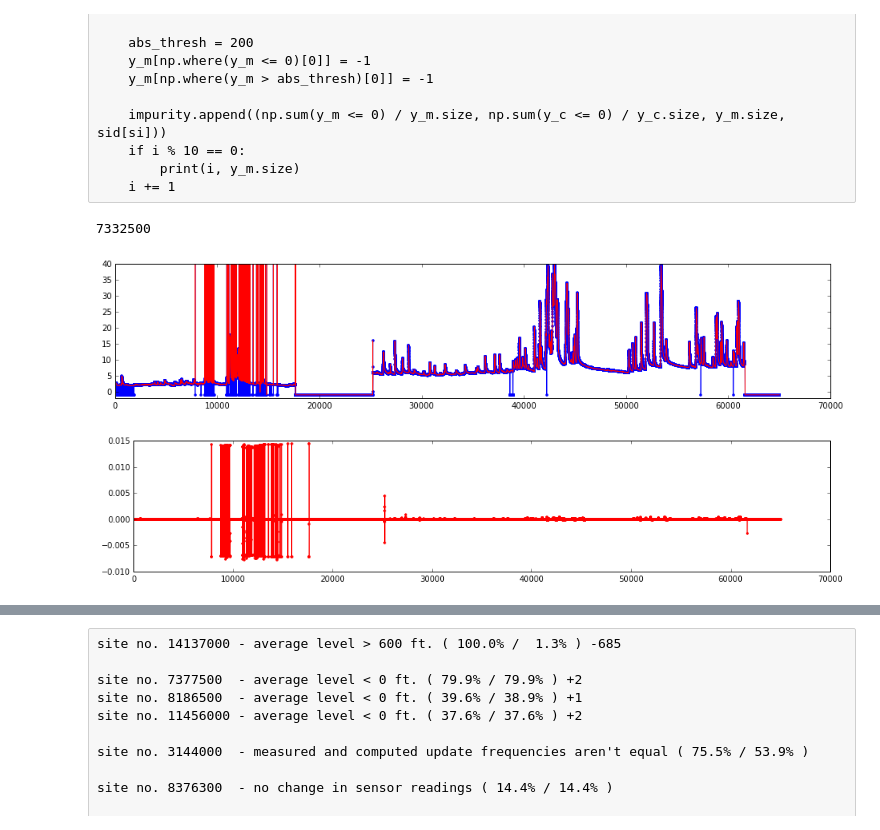
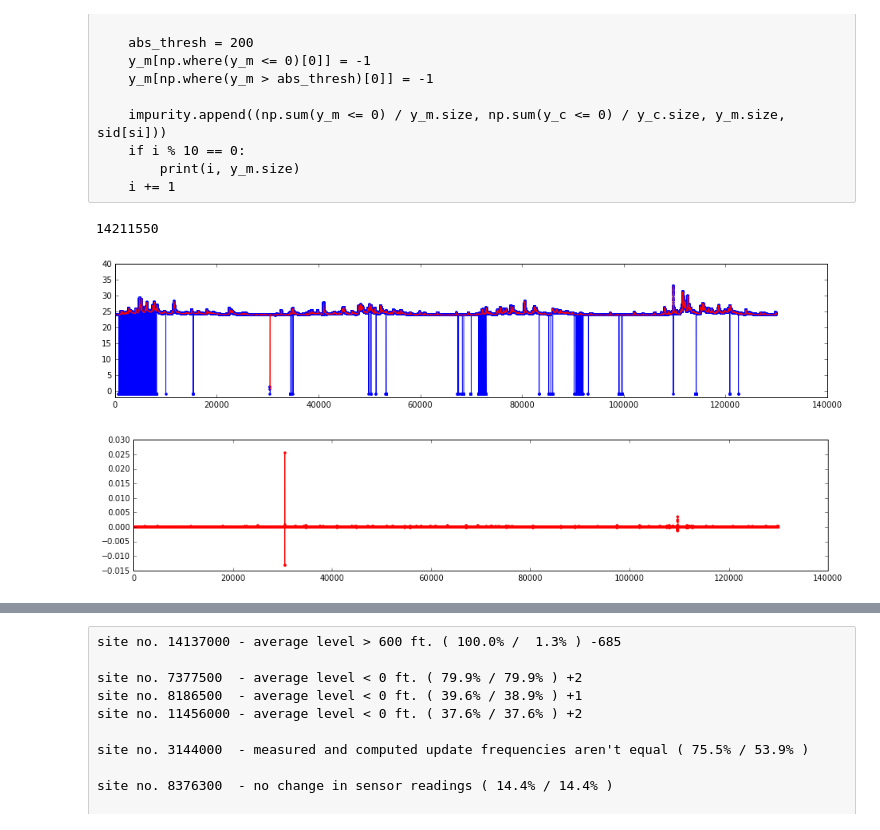
Before and after one commit to codeminders/water-data, a Jupyter notebook: preproc.ipynb, the cells around one changed output, grey strips where cells are left out. Saved outputs shown, nothing was run; the diff lists cells and outputs as text; code cells hidden in the pictures.

```diff
--- a/preproc.ipynb
+++ b/preproc.ipynb
@@ -156,32 +156,19 @@ for si in range(cursor.count()):
         print(i, y_m.size)
     i += 1
 # %%
-si = 7332500 # sorted(impurity)[-67]
+si = 14211550 # sorted(impurity)[-67]
 
 Tm, Zm, Tc, Zc = get_data(db, si)
 
 abs_thresh = np.median(Zm) + 15*np.subtract(*np.percentile(Zm, [90, 10]))
 Zm[Zm <= 0] = -1
 Zm[Zm > abs_thresh] = -1
 
 Ym, Yc = align_measurements(Tm, Zm, Tc, Zc)
 Qm = fill_gaps(Ym, max_gap = 2000, spike_size = 2, window_size = 4*12)
 dZ = (Qm[1:] - Qm[:-1]) / (Tm[1] - Tm[0])
 ddZ = (dZ[1:] - dZ[:-1]) / (Tm[1] - Tm[0])
-
-plt.figure(figsize = (16,3))
-plt.plot(Ym, 'b.-')
-plt.plot(Qm, 'r-')
-plt.ylim(-2,40)
-#plt.xlim(8700, 9000)
-
-plt.figure(figsize = (16,3))
-plt.plot(dZ, 'r.-')
-#plt.plot(ddZ, 'b.-')
-#plt.xlim(8700, 9000)
-
-print(si)
 # %% [output]
-7332500
+14211550
-[figure, old version]
+[figure, new version]
-[figure, old version]
+[figure, new version]
```
Also changed, not shown: parts of 1 cell of this notebook, 1 other file.
